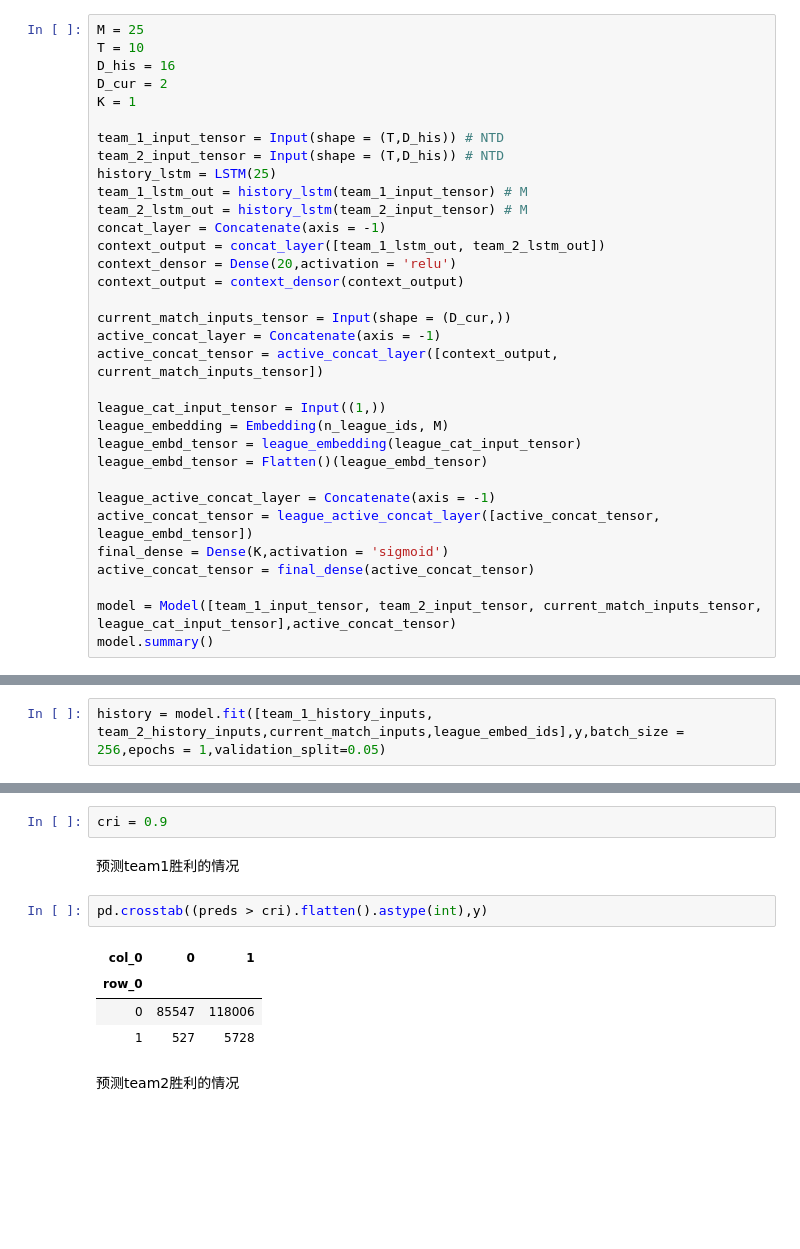
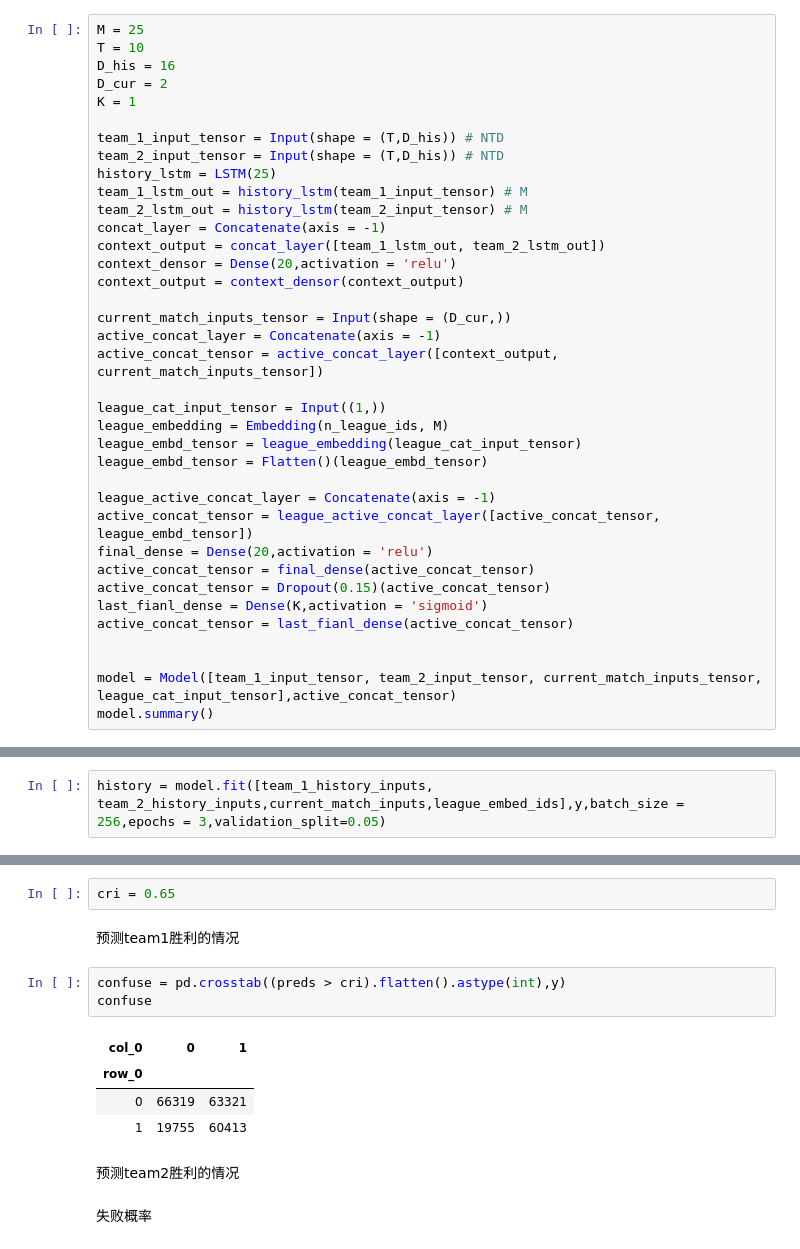
Before and after one commit to Kira1108/football_match_prediction, a Jupyter notebook: win-loss-binary_classification.ipynb, the cells around one changed output, grey strips where cells are left out. Cells and saved outputs as stored; diff of their text form; blank space fills up the shorter version.

```diff
--- a/win-loss-binary_classification.ipynb
+++ b/win-loss-binary_classification.ipynb
@@ -235,8 +233,12 @@ league_embd_tensor = Flatten()(league_embd_tensor)
 
 league_active_concat_layer = Concatenate(axis = -1)
 active_concat_tensor = league_active_concat_layer([active_concat_tensor, league_embd_tensor])
-final_dense = Dense(K,activation = 'sigmoid')
+final_dense = Dense(20,activation = 'relu')
 active_concat_tensor = final_dense(active_concat_tensor)
+active_concat_tensor = Dropout(0.15)(active_concat_tensor)
+last_fianl_dense = Dense(K,activation = 'sigmoid')
+active_concat_tensor = last_fianl_dense(active_concat_tensor)
+
 
 model = Model([team_1_input_tensor, team_2_input_tensor, current_match_inputs_tensor, league_cat_input_tensor],active_concat_tensor)
 model.summary()
@@ -316,6 +318,6 @@ y.shape
 # %%
 model.compile(optimizer = 'adam', loss = 'binary_crossentropy',metrics = ['accuracy'])
 # %%
-history = model.fit([team_1_history_inputs, team_2_history_inputs,current_match_inputs,league_embed_ids],y,batch_size = 256,epochs = 1,validation_split=0.05)
+history = model.fit([team_1_history_inputs, team_2_history_inputs,current_match_inputs,league_embed_ids],y,batch_size = 256,epochs = 3,validation_split=0.05)
 # %% [output]
 Train on 199317 samples, validate on 10491 samples
@@ -326,15 +332,18 @@ preds = model.predict([team_1_history_inputs, team_2_history_inputs,current_matc
 # %%
 from sklearn.metrics import confusion_matrix,roc_auc_score
 # %%
-cri = 0.9
+cri = 0.65
 # %% [markdown]
 预测team1胜利的情况
 # %%
-pd.crosstab((preds > cri).flatten().astype(int),y)
+confuse = pd.crosstab((preds > cri).flatten().astype(int),y)
+confuse
 # %% [output]
 | col_0 | 0 | 1 |
 | row_0 |  |  |
-| 0 | 85547 | 118006 |
-| 1 | 527 | 5728 |
+| 0 | 66319 | 63321 |
+| 1 | 19755 | 60413 |
 # %% [markdown]
 预测team2胜利的情况
+# %% [markdown]
+失败概率
```
Also changed, not shown: parts of 17 cells of this notebook, 1 other file.
